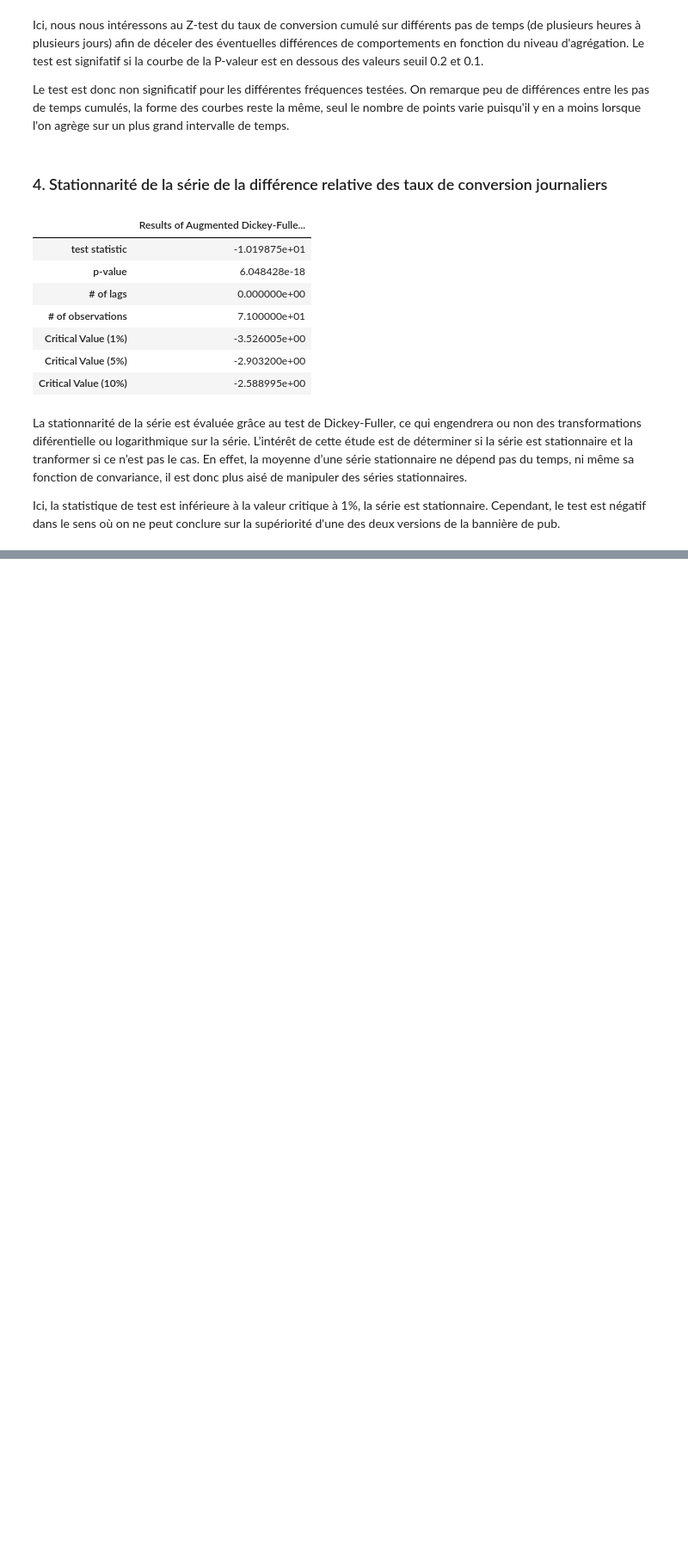
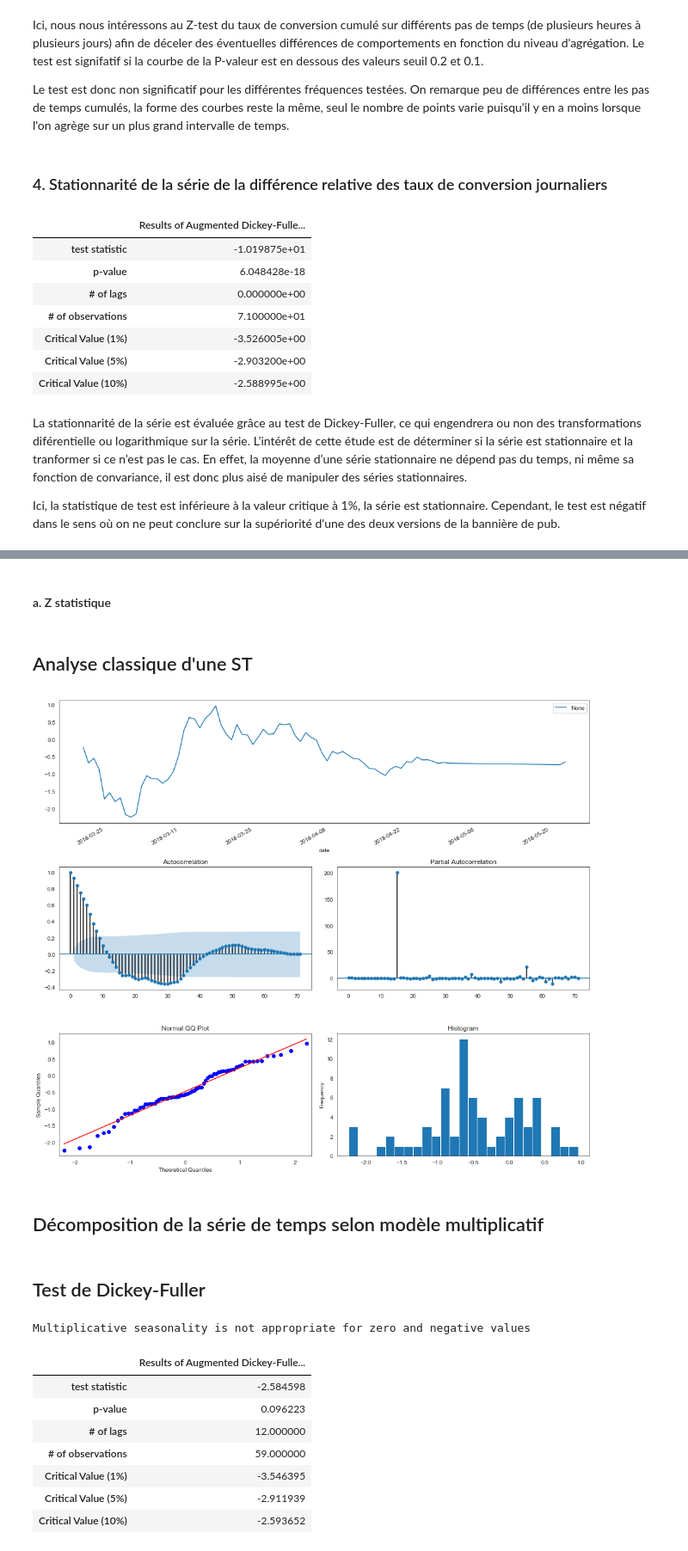
Before and after one commit to mariondechallens/1000mercis, a Jupyter notebook: Analyses/Annonceur1_campagne1_visite_2pages_Questions.ipynb, the cells around one changed output, grey strips where cells are left out. Shown at 86% size. Drawn from its saved outputs; the diff is of its cells as text; code cells hidden in the pictures; blank space fills up the shorter version.

Commit message:
tests ARMA sur P et Z

```diff
--- a/Analyses/Annonceur1_campagne1_visite_2pages_Questions.ipynb
+++ b/Analyses/Annonceur1_campagne1_visite_2pages_Questions.ipynb
@@ -297,0 +302,20 @@ Ici, la statistique de test est inférieure à la valeur critique à 1%, la sér
+# %%
+Z_cum, P_rej, p_cum = testZ_cum_frequency(data, freq='1D')
+# %% [markdown]
+#### a. Z statistique
+# %%
+analyserZP(Z_cum)
+# %% [output]
+## Analyse classique d'une ST
+[figure, added]
+## Décomposition de la série de temps selon modèle multiplicatif
+## Test de Dickey-Fuller
+Multiplicative seasonality is not appropriate for zero and negative values
+|  | Results of Augmented Dickey-Fulle... |
+| test statistic | -2.584598 |
+| p-value | 0.096223 |
+| # of lags | 12.000000 |
+| # of observations | 59.000000 |
+| Critical Value (1%) | -3.546395 |
+| Critical Value (5%) | -2.911939 |
+| Critical Value (10%) | -2.593652 |
```
Also changed, not shown: parts of 6 cells of this notebook, 2 other files.
